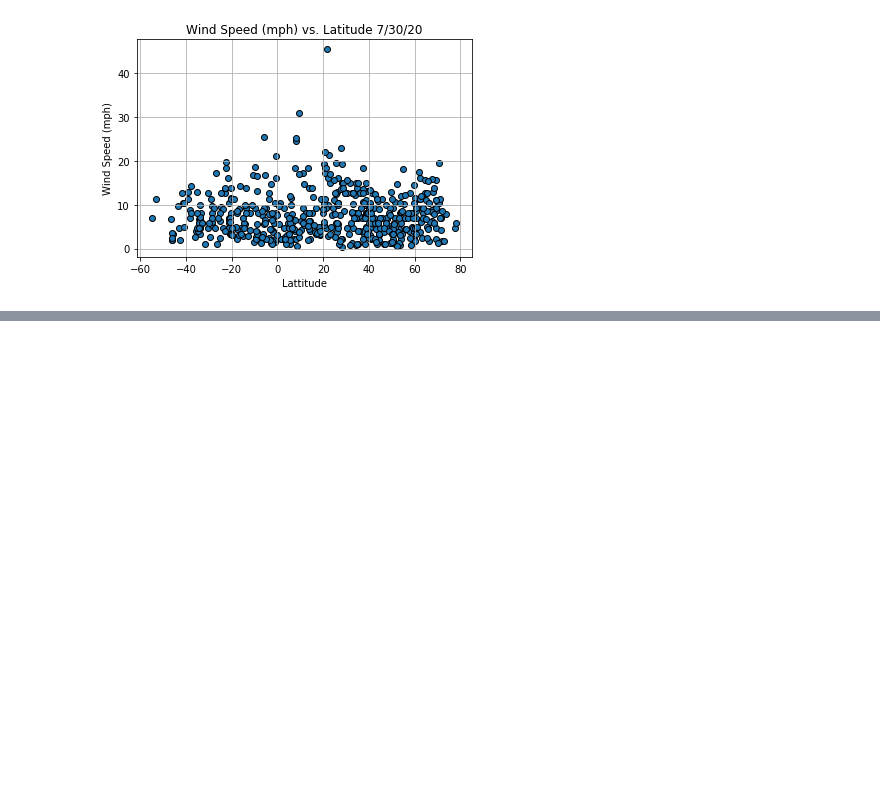
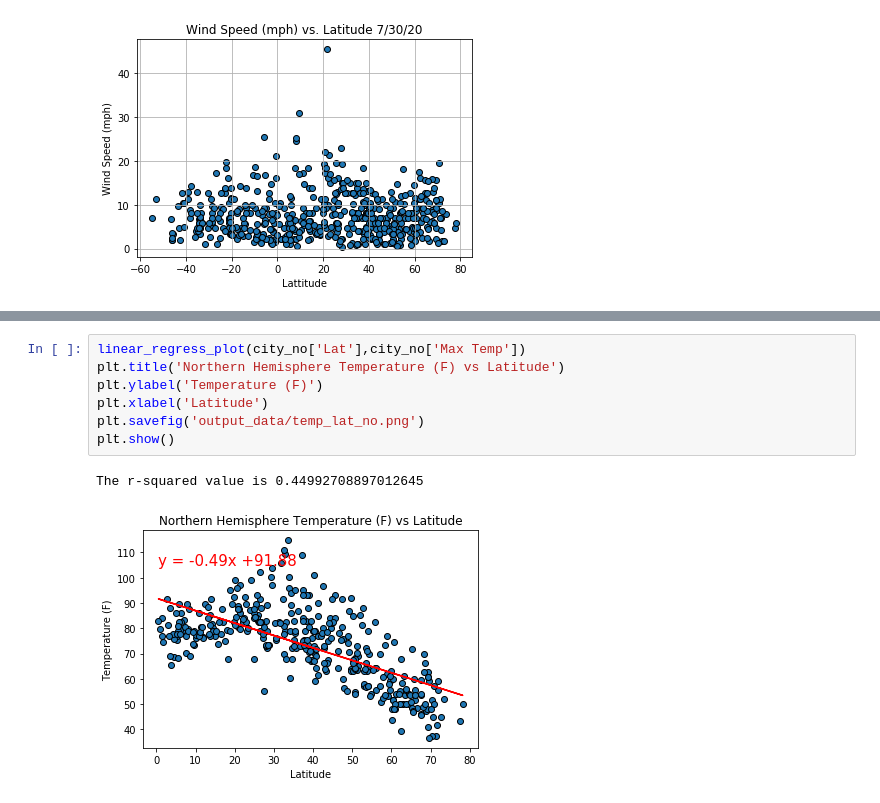
Before and after one commit to dborowski16/python-api-challenge, a Jupyter notebook: WeatherPy/WeatherPyFinal.ipynb, the cells around one changed output, grey strips where cells are left out. Cells and saved outputs as stored; diff of their text form; blank space fills up the shorter version.

```diff
--- a/WeatherPy/WeatherPyFinal.ipynb
+++ b/WeatherPy/WeatherPyFinal.ipynb
@@ -215,0 +244,10 @@ plt.show()
+# %%
+linear_regress_plot(city_no['Lat'],city_no['Max Temp'])
+plt.title('Northern Hemisphere Temperature (F) vs Latitude')
+plt.ylabel('Temperature (F)')
+plt.xlabel('Latitude')
+plt.savefig('output_data/temp_lat_no.png')
+plt.show()
+# %% [output]
+The r-squared value is 0.44992708897012645
+[figure, added]
```
Also changed, not shown: parts of 10 cells of this notebook, 8 other files.
